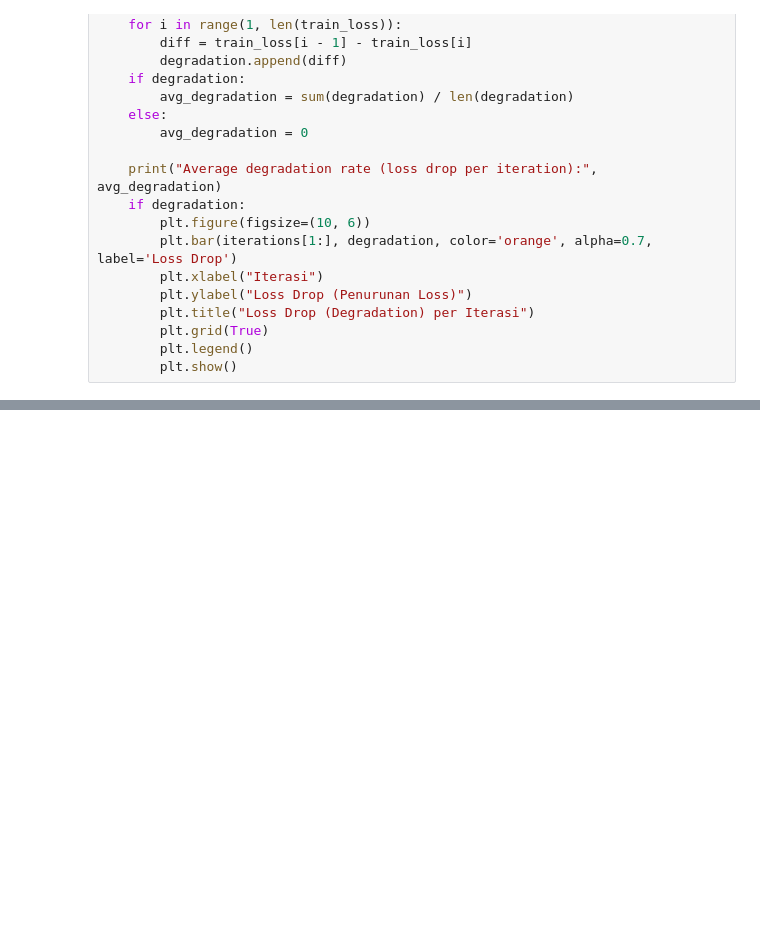
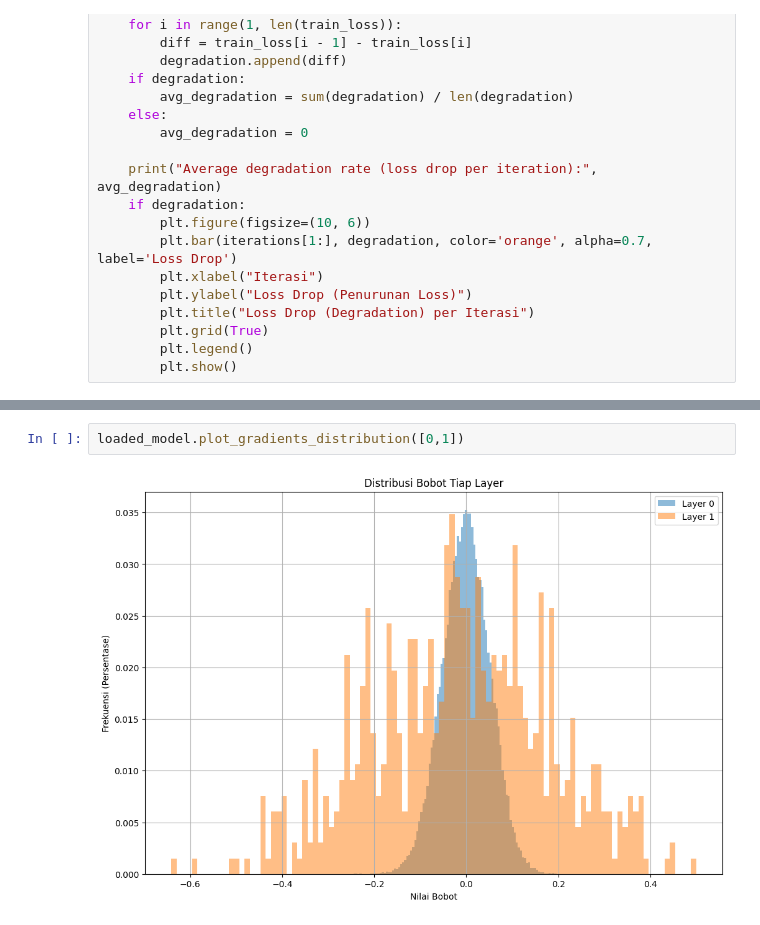
Before and after one commit to mybajwk/ML-49, a Jupyter notebook: src/main.ipynb, the cells around one changed output, grey strips where cells are left out. Cells and saved outputs as stored; diff of their text form; blank space fills up the shorter version.

```diff
--- a/src/main.ipynb
+++ b/src/main.ipynb
@@ -284,0 +299,4 @@ Average degradation rate (loss drop per iteration): 0.006766147602008486
+# %%
+loaded_model.plot_gradients_distribution([0,1])
+# %% [output]
+[figure, added]
```
Also changed, not shown: parts of 9 cells of this notebook.
